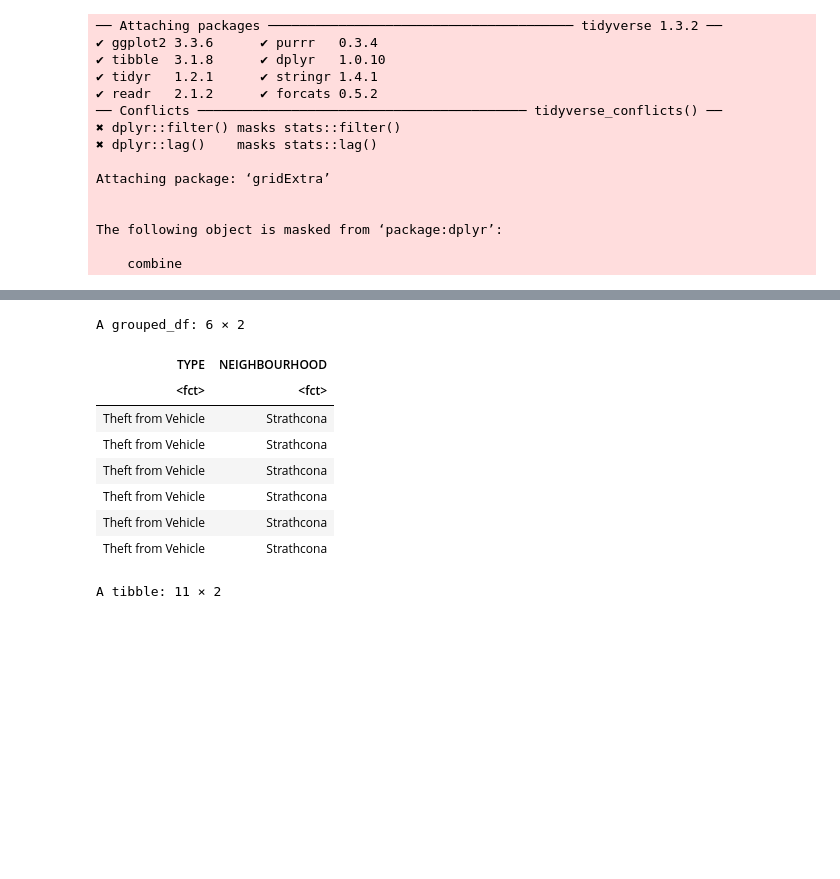
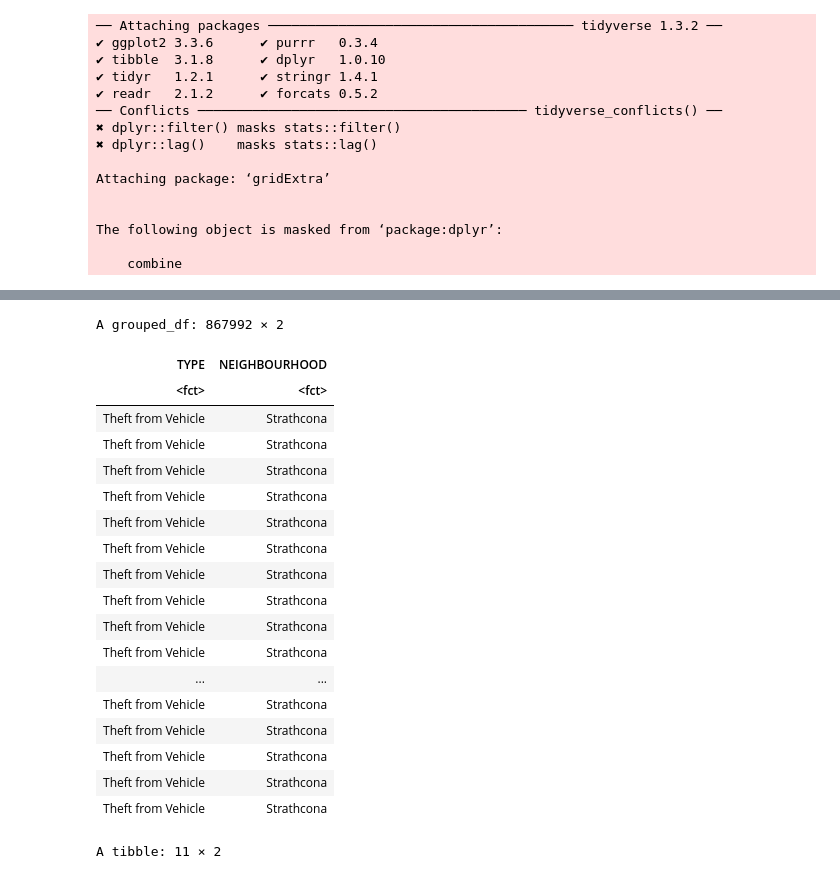
Before and after one commit to vkyaang/Stat201-project, a Jupyter notebook: Final Proposal.ipynb, the cells around one changed output, grey strips where cells are left out. Saved outputs shown, nothing was run; the diff lists cells and outputs as text; code cells hidden in the pictures; blank space fills up the shorter version.

Commit message:
adding title and data number

```diff
--- a/Final Proposal.ipynb
+++ b/Final Proposal.ipynb
@@ -72,10 +72,12 @@ crime_data_total <- crime_data_clean %>%
 
 
 # Separating the two neighbourhood to get a data summary
+# Dataframe for Mount Pleasant
 mount_pleasant_n <- crime_data_clean %>%
     filter(NEIGHBOURHOOD == 'Mount Pleasant') %>%
     summarise(MountPleasent = n())
 
+# Dataframe for Strathcona
 strathcona_n <- crime_data_clean %>%
     filter(NEIGHBOURHOOD == 'Strathcona') %>%
     summarise(Strathcona = n())
@@ -87,19 +89,29 @@ crime_data_sum <- crime_data_total %>%
     mutate(MountPleasent_prop = MountPleasent/sum(total)) %>%
     mutate(strathcona_prop = Strathcona/sum(total)) %>%
     mutate(prop_diff = MountPleasent_prop - strathcona_prop)
-
-
-head(crime_data_clean)
-# %% [output]
-A grouped_df: 6 × 2
-| TYPE | NEIGHBOURHOOD |
-| <fct> | <fct> |
-| Theft from Vehicle | Strathcona |
-| Theft from Vehicle | Strathcona |
-| Theft from Vehicle | Strathcona |
-| Theft from Vehicle | Strathcona |
-| Theft from Vehicle | Strathcona |
-| Theft from Vehicle | Strathcona |
+# %%
+#Dataset 1.1
+crime_data_clean
+# %% [output]
+A grouped_df: 867992 × 2
+| TYPE | NEIGHBOURHOOD |
+| <fct> | <fct> |
+| Theft from Vehicle | Strathcona |
+| Theft from Vehicle | Strathcona |
+| Theft from Vehicle | Strathcona |
+| Theft from Vehicle | Strathcona |
+| Theft from Vehicle | Strathcona |
+| Theft from Vehicle | Strathcona |
+| Theft from Vehicle | Strathcona |
+| Theft from Vehicle | Strathcona |
+| Theft from Vehicle | Strathcona |
+| Theft from Vehicle | Strathcona |
+| ... | ... |
+| Theft from Vehicle | Strathcona |
+| Theft from Vehicle | Strathcona |
+| Theft from Vehicle | Strathcona |
+| Theft from Vehicle | Strathcona |
+| Theft from Vehicle | Strathcona |
 # %%
 crime_data_total
 # %% [output]
```
Also changed, not shown: parts of 14 cells of this notebook.
